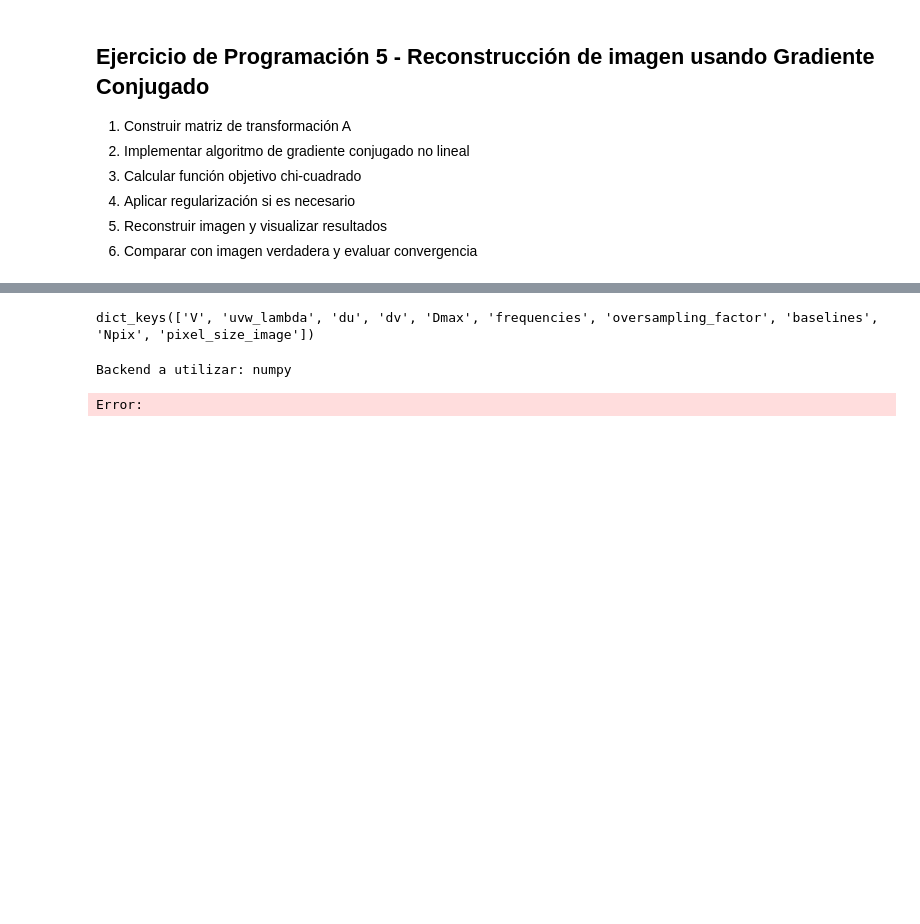
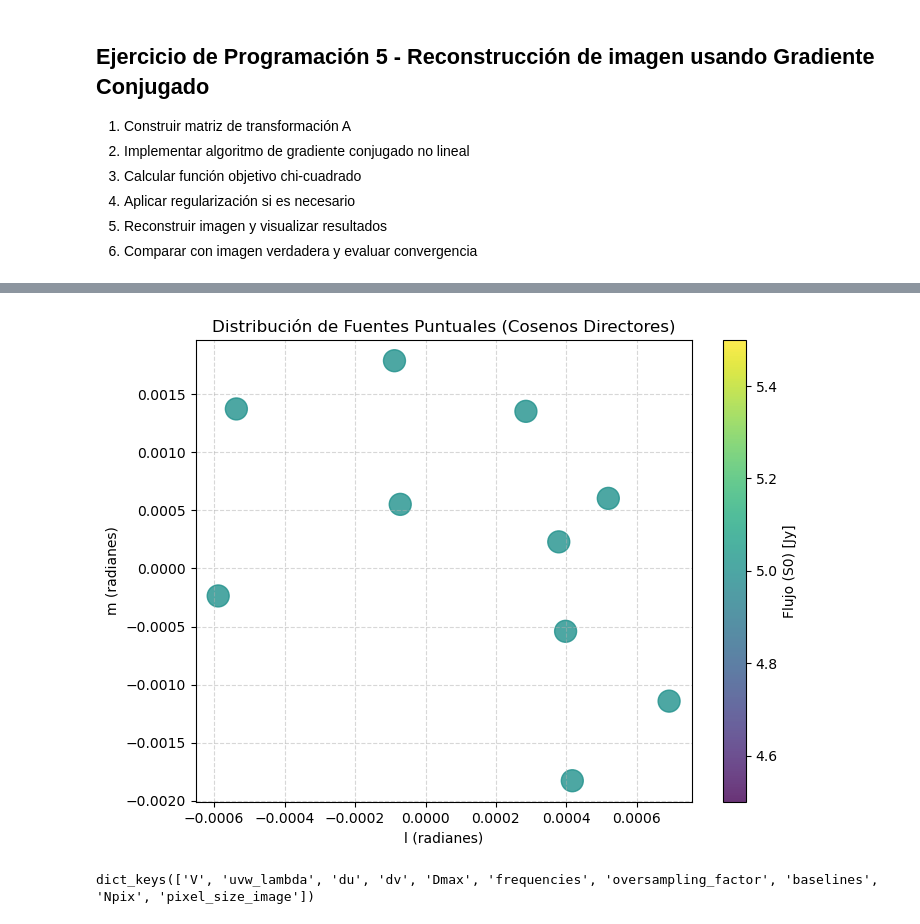
Before and after one commit to Mieres7/RadioInterferometry, a Jupyter notebook: TallerDeInvestigación/EP5.ipynb, the cells around one changed output, grey strips where cells are left out. Saved outputs shown, nothing was run; the diff lists cells and outputs as text; code cells hidden in the pictures; blank space fills up the shorter version.

```diff
--- a/TallerDeInvestigación/EP5.ipynb
+++ b/TallerDeInvestigación/EP5.ipynb
@@ -50,3 +48,7 @@ plot_uv_coverage_2(uvw, bins=512)
+# %%
+plot_sources(l,m,sources)
+# %% [output]
+[figure, added]
 # %%
 from modules.gridder import grid_visibilities, get_grid_config
 
@@ -56,10 +58,6 @@ grid_config = get_grid_config(V, uvw_lambda, N, baselines_enu, oversampling_fact
 grid_config.keys()
 # %% [output]
 dict_keys(['V', 'uvw_lambda', 'du', 'dv', 'Dmax', 'frequencies', 'oversampling_factor', 'baselines', 'Npix', 'pixel_size_image'])
-# %%
-VG, WG = grid_visibilities(grid_config=grid_config, mode="numpy")
-# %% [output]
-Backend a utilizar: numpy
 # %%
 cellsize = grid_config["pixel_size_image"]
 coords = (np.arange(N) - N//2) * cellsize
@@ -77,19 +74,0 @@ V = np.asarray(V).ravel()
-# %%
-import matplotlib.pyplot as plt
-from modules.conj_grad import conjugate_gradient_imaging
-
-I_cg = conjugate_gradient_imaging(
-    Vobs=V,
-    u=u,
-    v=v,
-    l=l_grid,
-    m=m_grid,
-    tol=1e-5,
-    maxiter=30
-)
-
-plt.imshow(I_cg, origin="lower")
-plt.colorbar(label="Jy/beam")
-plt.title("Imagen reconstruida (CG)")
-# %% [output]
-Error:
```
Also changed, not shown: parts of 8 cells of this notebook, 1 other file.
